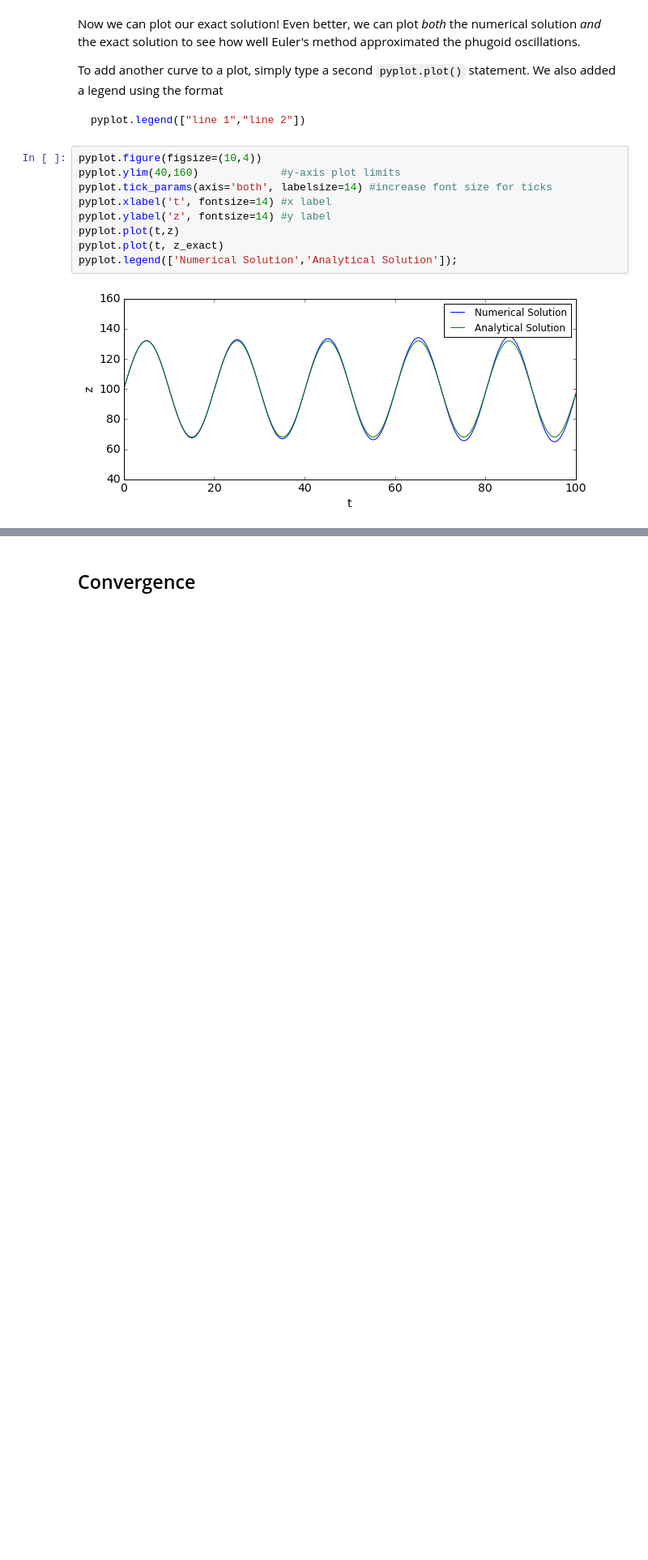
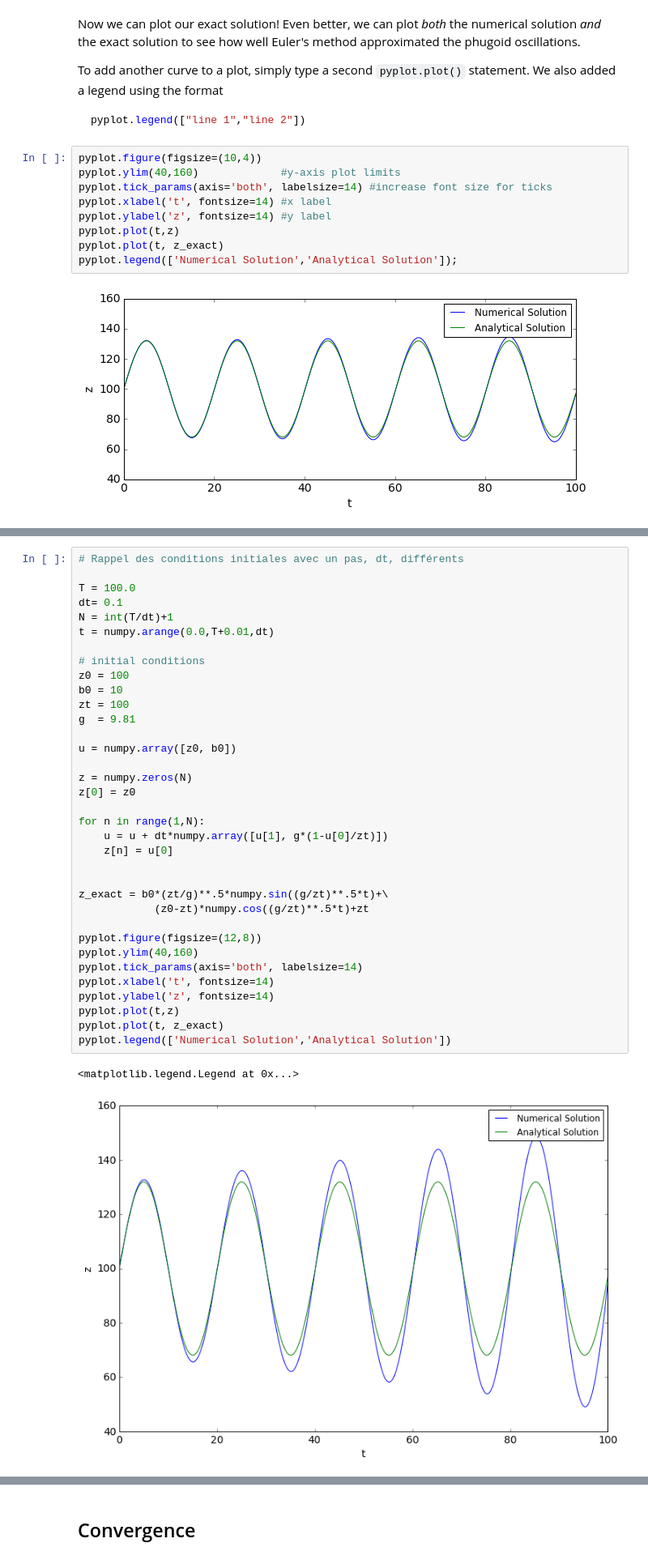
Before and after one commit to ServranckxChristophe/numerical-mooc, a Jupyter notebook: lessons/01_phugoid/01_02_Phugoid_Oscillation.ipynb, the cells around one changed output, grey strips where cells are left out. Shown at 81% size. Cells and saved outputs as stored; diff of their text form; blank space fills up the shorter version.

```diff
--- a/lessons/01_phugoid/01_02_Phugoid_Oscillation.ipynb
+++ b/lessons/01_phugoid/01_02_Phugoid_Oscillation.ipynb
@@ -308 +310,39 @@ pyplot.legend(['Numerical Solution','Analytical Solution']);
+# %%
+# Rappel des conditions initiales avec un pas, dt, différents
+
+T = 100.0
+dt= 0.1
+N = int(T/dt)+1
+t = numpy.arange(0.0,T+0.01,dt)
+
+# initial conditions
+z0 = 100
+b0 = 10
+zt = 100
+g  = 9.81
+
+u = numpy.array([z0, b0])
+
+z = numpy.zeros(N)
+z[0] = z0
+
+for n in range(1,N):
+    u = u + dt*numpy.array([u[1], g*(1-u[0]/zt)])
+    z[n] = u[0]
+
+
+z_exact = b0*(zt/g)**.5*numpy.sin((g/zt)**.5*t)+\
+            (z0-zt)*numpy.cos((g/zt)**.5*t)+zt
+
+pyplot.figure(figsize=(12,8))
+pyplot.ylim(40,160)
+pyplot.tick_params(axis='both', labelsize=14)
+pyplot.xlabel('t', fontsize=14)
+pyplot.ylabel('z', fontsize=14)
+pyplot.plot(t,z)
+pyplot.plot(t, z_exact)
+pyplot.legend(['Numerical Solution','Analytical Solution'])
+# %% [output]
+<matplotlib.legend.Legend at 0x...>
+[figure, added]
 # %% [markdown]
```
Also changed, not shown: parts of 12 cells of this notebook.
